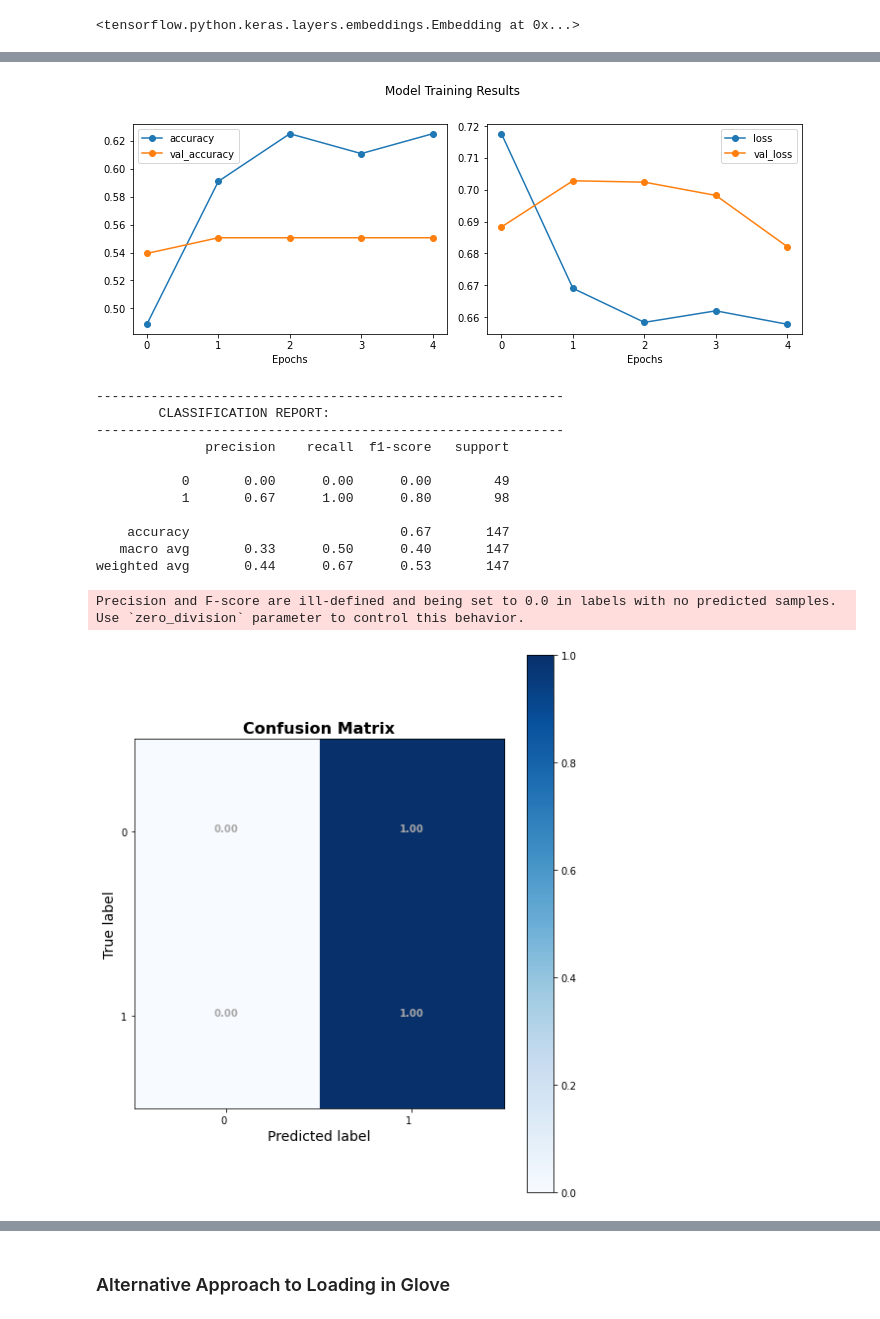
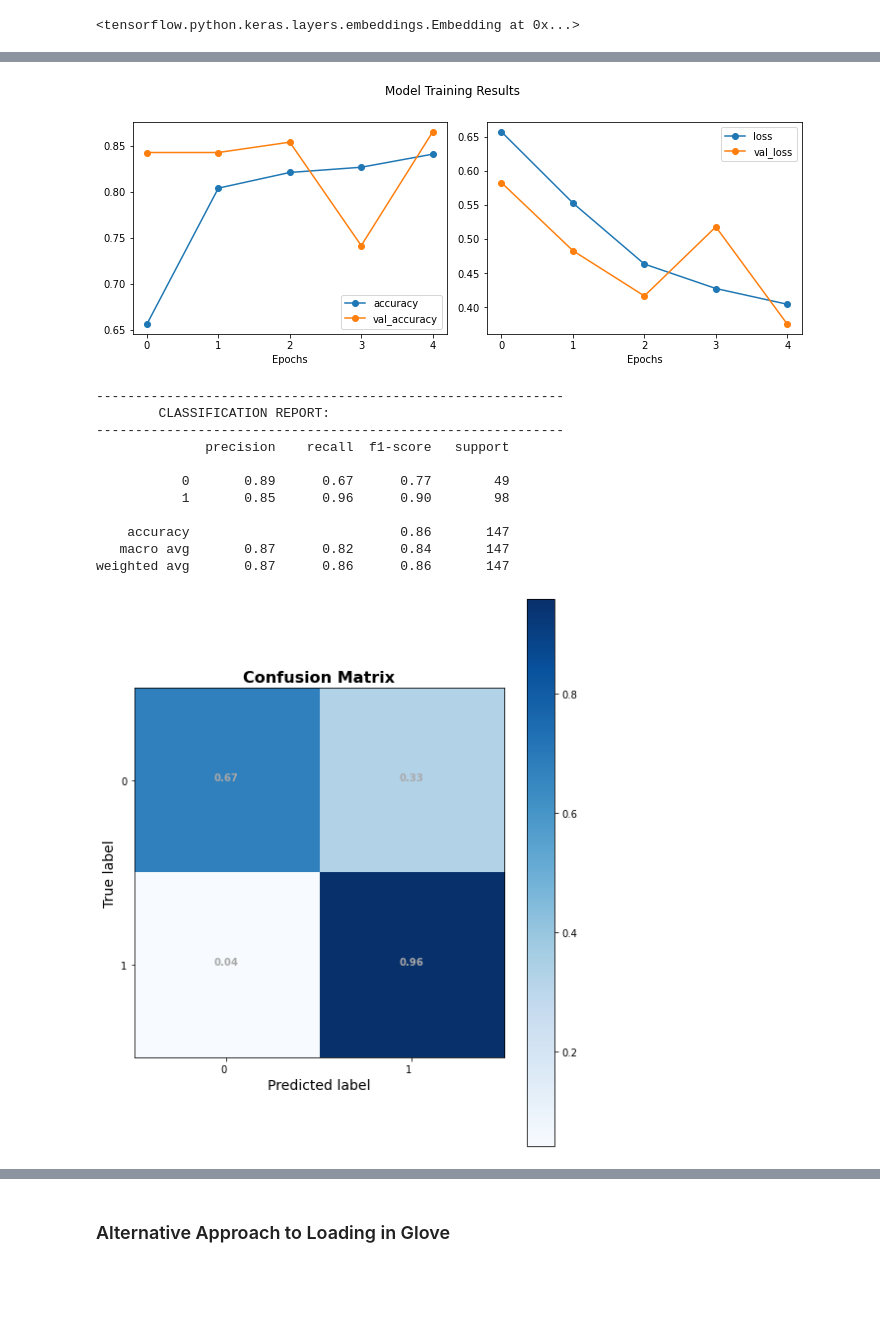
Before and after one commit to learn-co-curriculum/aug-ds-ft-2020-notebooks, a Jupyter notebook: phase4_project/appendix_deep_nlp/appendix_deep_natural_language_processing_v2.1.ipynb, the cells around one changed output, grey strips where cells are left out. Drawn from its saved outputs; the diff is of its cells as text; code cells hidden in the pictures; blank space fills up the shorter version.

```diff
--- a/phase4_project/appendix_deep_nlp/appendix_deep_natural_language_processing_v2.1.ipynb
+++ b/phase4_project/appendix_deep_nlp/appendix_deep_natural_language_processing_v2.1.ipynb
@@ -744,3 +791,13 @@ weighted avg       0.85      0.85      0.85       147
+# %%
+from tensorflow.keras.callbacks import ModelCheckpoint
+folder = 'checkpoints/'
+
+os.makedirs(folder,exist_ok=True)
+# %%
+filepath=folder+"weights-improvement-{epoch:02d}-{val_loss:.2f}.hdf5"
+# %%
+checkpoint = ModelCheckpoint(filepath,verbose=1,save_best_only=True,
+                            save_weights_only=True)
 # %% [markdown]
 ## Using Glove In Embedding Layer
 # %%
@@ -751,9 +808,9 @@ embedding_layer
 # %%
 model=Sequential()
 model.add(embedding_layer)
-model.add(LSTM(25,return_sequences=True))
-model.add(GlobalMaxPool1D())
-model.add(Dropout(0.5))
+model.add(LSTM(50,return_sequences=False))
+# model.add(GlobalMaxPool1D())
+# model.add(Dropout(0.5))
 model.add(Dense(25, activation='relu'))
 # model.add(Dropout(0.5))
 model.add(Dense(2, activation='softmax'))
@@ -763,7 +820,10 @@ model.compile(loss='categorical_crossentropy',#'categorical_crossentropy',
               metrics=['accuracy'])
 model.summary()
 
-history = model.fit(X_train, y_train, epochs=5, batch_size=32, validation_split=0.2)
+history = model.fit(X_train, y_train, epochs=5,
+                    batch_size=32, validation_split=0.2,
+                    class_weight=weights_dict,
+                   callbacks=[checkpoint])
 
 y_hat_test = model.predict_classes(X_test)
 # print(pd.Series(y_hat_test).value_counts())
@@ -789,14 +849,13 @@ Epoch 5/5
-[figure, old version]
+[figure, new version]
 ------------------------------------------------------------
         CLASSIFICATION REPORT:
 ------------------------------------------------------------
               precision    recall  f1-score   support
 
-           0       0.00      0.00      0.00        49
-           1       0.67      1.00      0.80        98
+           0       0.89      0.67      0.77        49
+           1       0.85      0.96      0.90        98
 
-    accuracy                           0.67       147
-   macro avg       0.33      0.50      0.40       147
-weighted avg       0.44      0.67      0.53       147
+    accuracy                           0.86       147
+   macro avg       0.87      0.82      0.84       147
+weighted avg       0.87      0.86      0.86       147
-Precision and F-score are ill-defined and being set to 0.0 in labels with no predicted samples. Use `zero_division` parameter to control this behavior.
-[figure, old version]
+[figure, new version]
```
Also changed, not shown: parts of 40 cells of this notebook, 3 other files.
